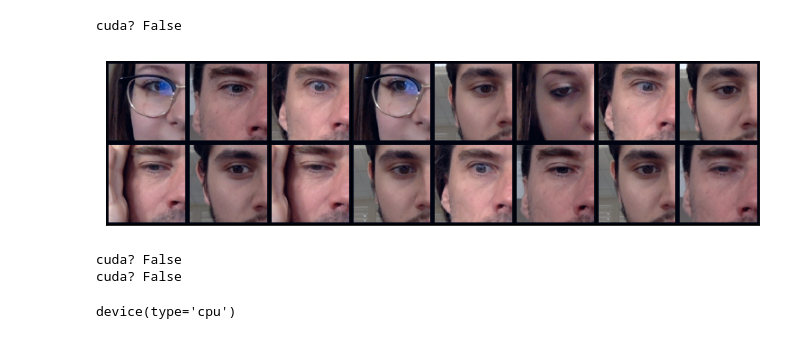
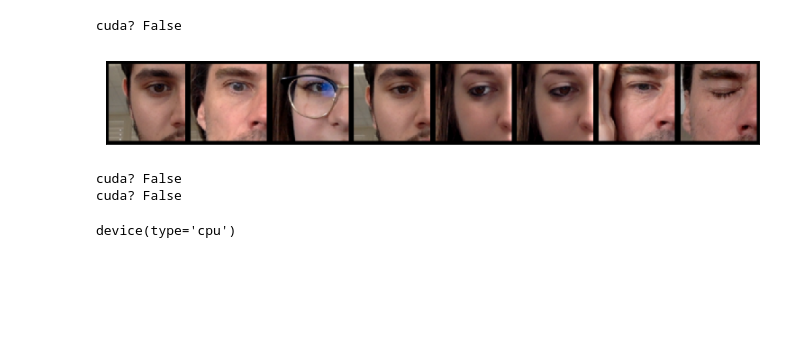
Before and after one commit to laurentperrinet/CatchTheEye, a Jupyter notebook: 2018-05-25_testing the model.ipynb, the cells around one changed output. Drawn from its saved outputs; the diff is of its cells as text; code cells hidden in the pictures; blank space fills up the shorter version.

```diff
--- a/2018-05-25_testing the model.ipynb
+++ b/2018-05-25_testing the model.ipynb
@@ -4,14 +4,14 @@
 # %%
 %matplotlib inline
 from Regard import init, Data
 
-args = init(batch_size=16, verbose=1)
+args = init(batch_size=8, verbose=1)
 #args.batch_size=16
 d = Data(args)
 fig, ax = d.show()
 # %% [output]
 cuda? False
-[figure, old version]
+[figure, new version]
 # %%
 from Regard import ML
 
```
Also changed, not shown: parts of 6 cells of this notebook, 7 other files.
